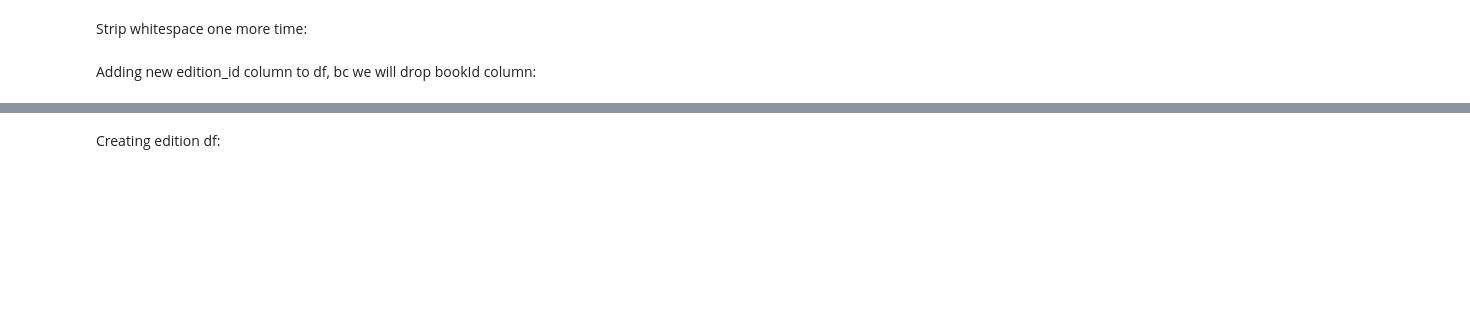
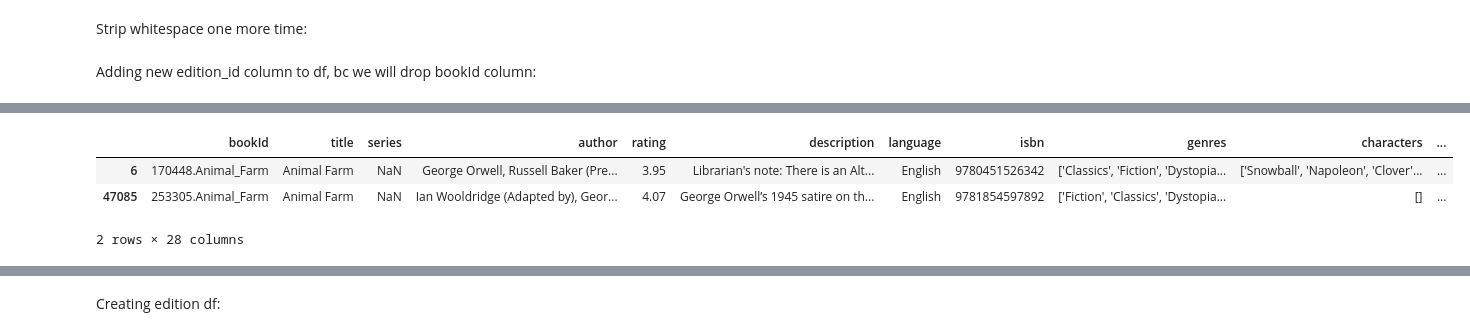
Before and after one commit to codeslp/books_db, a Jupyter notebook: src/books_db.ipynb, the cells around one changed output, grey strips where cells are left out. Saved outputs shown, nothing was run; the diff lists cells and outputs as text; code cells hidden in the pictures; blank space fills up the shorter version.

```diff
--- a/src/books_db.ipynb
+++ b/src/books_db.ipynb
@@ -167,17 +230,3 @@ We're not making series_num an int, bc some cases have a range of nums, e.g. 1-3
 # %%
 # adding the series_num column:
 df['series_num'] = None
-# %%
-def move_series_num(row):
-    # This regex mathes the character that come after the '#' in the series column
-    series_int_pattern = re.compile(r'(#.*)')
-    if isinstance(row['series'], str):
-        series_num_match = re.search(series_int_pattern, row['series'])
-        if series_num_match:
-            s_int = series_num_match.group().replace('#', '')
-            row['series_num'] = s_int
-            row['series'] = row['series'].replace(series_num_match.group(), '')
-    return row
-
-# Usage:
-df = df.apply(move_series_num, axis=1)
@@ -192,12 +298,4 @@ Validation for dates - checking for cases where publish date is earlier than fir
 First you need to figure out what the actual format is. Then remove all non-dates. Then set the data type. Then check for cases where publish date is earlier than first publish date.
 # %%
 
-df[['publishDate', 'firstPublishDate']] = df[['publishDate', 'firstPublishDate']].apply(lambda x: pd.to_datetime(x, format='%m/%d/%y', errors='coerce'))
-
-
-# df['publishDate'] = [pd.to_datetime(element, format='%m/%d/%y', errors='coerce') for element in df['publishDate']]
-# df['firstPublishDate'] = [pd.to_datetime(element, format= '%m/%d/%y', errors='coerce') for element in df['firstPublishDate']]
+df[['publishDate', 'firstPublishDate']] = df[['publishDate', 'firstPublishDate']].apply(lambda x: pd.to_datetime(x, format='%m/%d/%y', errors='coerce')).apply(lambda x: x.dt.normalize())
-# %%
-date_columns = ['publishDate', 'firstPublishDate']
-for col in date_columns:
-    df[col] = pd.to_datetime(df[col]).dt.normalize()
@@ -238,0 +371,7 @@ df.columns
+# %%
+df[df['title'] == 'Animal Farm']
+# %% [output]
+|  | bookId | title | series | author | rating | description | language | isbn | genres | characters | ... |
+| 6 | 170448.Animal_Farm | Animal Farm | NaN | George Orwell, Russell Baker (Pre... | 3.95 | Librarian's note: There is an Alt... | English | 9780451526342 | ['Classics', 'Fiction', 'Dystopia... | ['Snowball', 'Napoleon', 'Clover'... | ... |
+| 47085 | 253305.Animal_Farm | Animal Farm | NaN | Ian Wooldridge (Adapted by), Geor... | 4.07 | George Orwell’s 1945 satire on th... | English | 9781854597892 | ['Fiction', 'Classics', 'Dystopia... | [] | ... |
+2 rows × 28 columns
```
Also changed, not shown: parts of 33 cells of this notebook, 1 other file.
